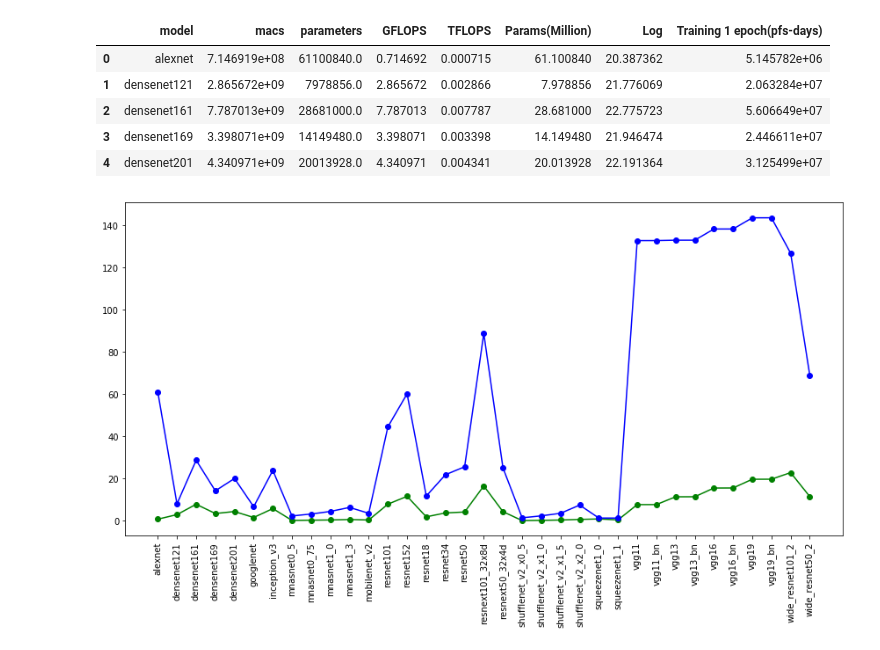
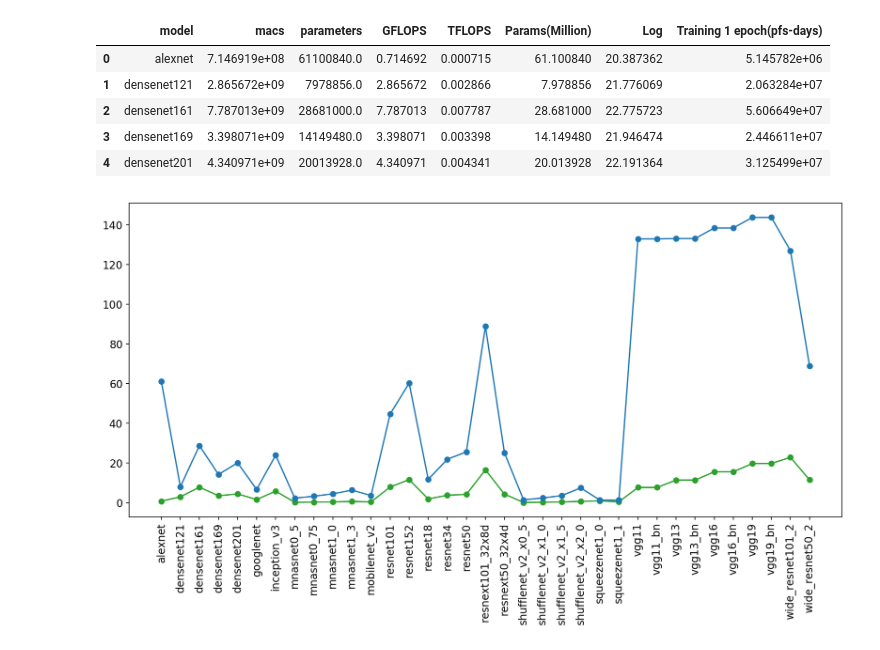
Before and after one commit to MScDissertation/model_hub, a Jupyter notebook: Vision models.ipynb, the cells around one changed output. Drawn from its saved outputs; the diff is of its cells as text; code cells hidden in the pictures.

```diff
--- a/Vision models.ipynb
+++ b/Vision models.ipynb
@@ -1,10 +3,16 @@
 # %%
 import numpy as np
 import pandas as pd
+import matplotlib as mpl
 import matplotlib.pyplot as plt
 import seaborn as sns
 %matplotlib inline
 %config InlineBackend.figure_format='retina'
+
+mpl.rcParams['savefig.dpi'] = 300
+mpl.rcParams['font.size'] = 12
+
+plt.style.use('tableau-colorblind10')
 # %%
 url = 'logs/models.txt'
 df = pd.read_csv(url)
@@ -37,12 +45,12 @@ df.head()
 | 4 | densenet201 | 4.340971e+09 | 20013928.0 | 4.340971 | 0.004341 | 20.013928 | 22.191364 | 3.125499e+07 |
 # %%
 fig = plt.figure(figsize=(12,7))
-plt.plot(df['model'],df['GFLOPS'],marker = "o",color='green')
-plt.plot(df['model'],df['Params(Million)'],marker = "o",color='blue')
+plt.plot(df['model'],df['GFLOPS'],marker = "o",color='tab:green')
+plt.plot(df['model'],df['Params(Million)'],marker = "o",color='tab:blue')
 plt.xticks( rotation='vertical')
 plt.tight_layout()
 plt.show()
 # %% [output]
-[figure, old version]
+[figure, new version]
 # %%
 fig = plt.figure(figsize=(12,7))
```
Also changed, not shown: parts of 8 cells of this notebook, 4 other files.
